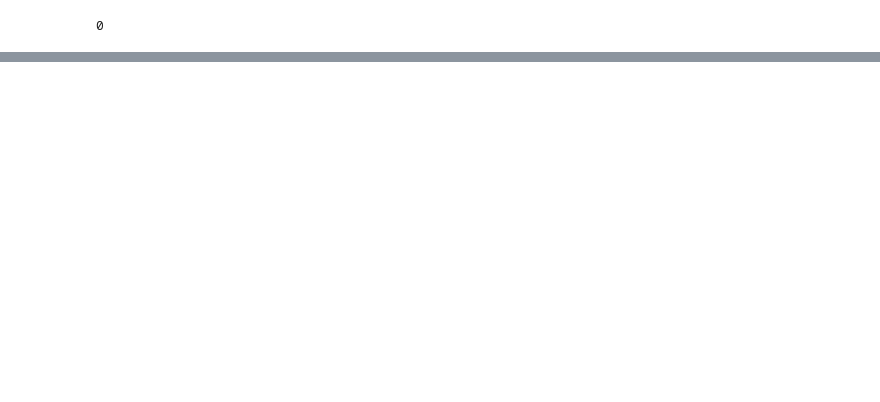
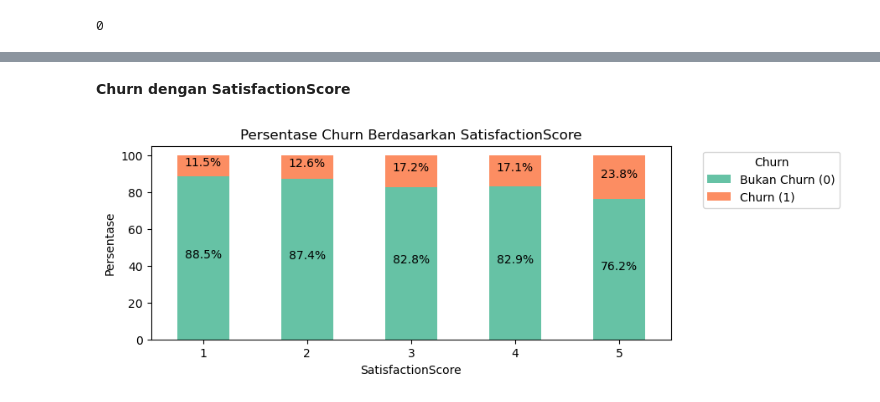
Before and after one commit to Dokaebi20/Finpro_Zetta_11-24, a Jupyter notebook: FinPro.ipynb, the cells around one changed output, grey strips where cells are left out. Cells and saved outputs as stored; diff of their text form; code cells hidden in the pictures; blank space fills up the shorter version.

```diff
--- a/FinPro.ipynb
+++ b/FinPro.ipynb
@@ -314,0 +420,2 @@ df[df.duplicated()].shape[0]
+# %%
+df.drop(columns=['CustomerID'], inplace=True)
@@ -314,0 +444,14 @@ df[df.duplicated()].shape[0]
+# %%
+churn_counts = df['Churn'].value_counts(normalize=True) * 100
+
+plt.figure(figsize=(6, 4))
+sns.barplot(x=churn_counts.index, y=churn_counts.values, palette='coolwarm')
+
+for i, value in enumerate(churn_counts.values):
+     plt.text(i, value - 5  , f'{value:.2f}%', ha='center', va='bottom')
+
+plt.title('Distribusi Churn')
+plt.xlabel('Churn')
+plt.ylabel('Persentase')
+plt.xticks([0, 1], ['Bukan Churn', 'Churn'])
+plt.show()
@@ -314,0 +504,23 @@ df[df.duplicated()].shape[0]
+# %% [markdown]
+**Churn dengan SatisfactionScore**
+# %%
+col = 'SatisfactionScore'
+churn_percent = df.groupby([col, 'Churn']).size().unstack(fill_value=0)
+churn_percent = churn_percent.div(churn_percent.sum(axis=1), axis=0) * 100
+
+ax = churn_percent.plot(kind='bar', stacked=True, color=sns.color_palette('Set2'), figsize=(8, 3))
+
+plt.title(f'Persentase Churn Berdasarkan {col}')
+plt.xlabel(col)
+plt.ylabel('Persentase')
+plt.xticks(rotation=0)
+
+plt.legend(['Bukan Churn (0)', 'Churn (1)'], title='Churn', bbox_to_anchor=(1.05, 1), loc='upper left')
+
+for i, (label, row) in enumerate(churn_percent.iterrows()):
+    plt.text(i, row[0] / 2, f'{row[0]:.1f}%', ha='center', color='black')
+    plt.text(i, row[0] + row[1] / 2, f'{row[1]:.1f}%', ha='center', color='black')
+
+plt.show()
+# %% [output]
+[figure, added]
```
Also changed, not shown: parts of 31 cells of this notebook.
